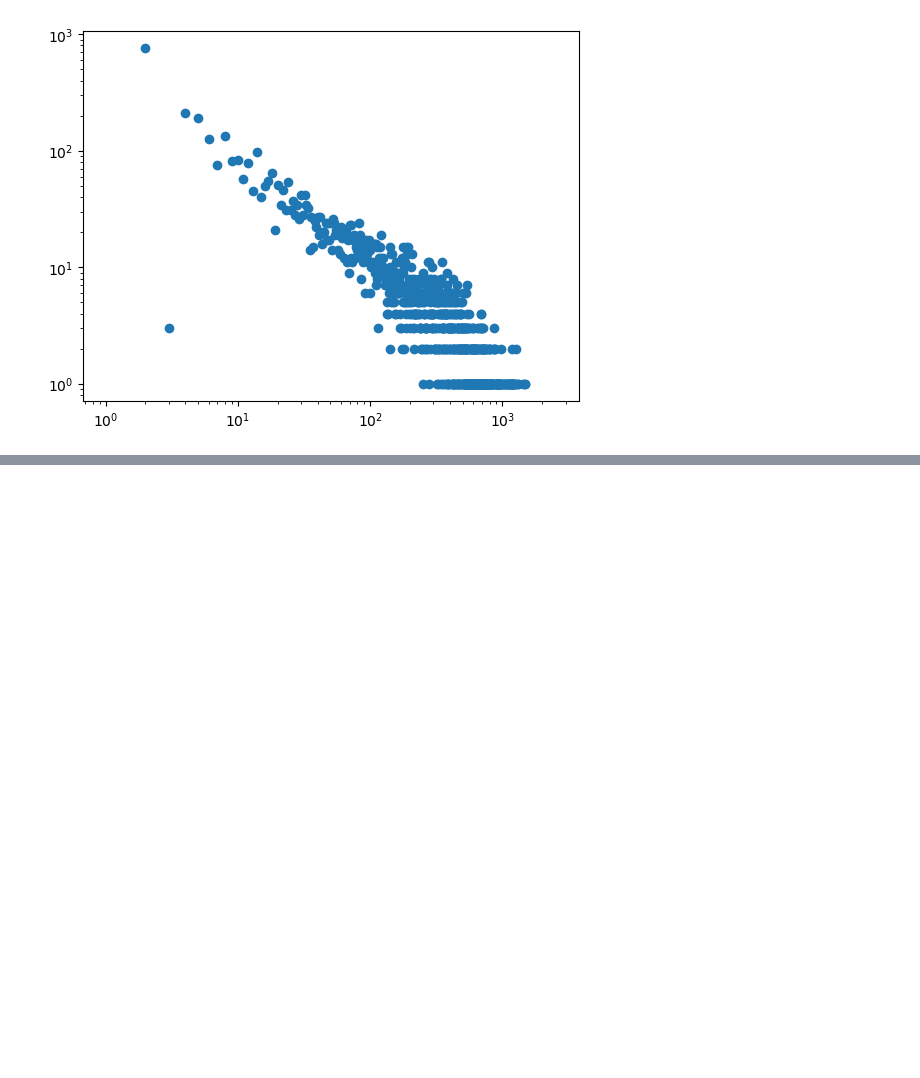
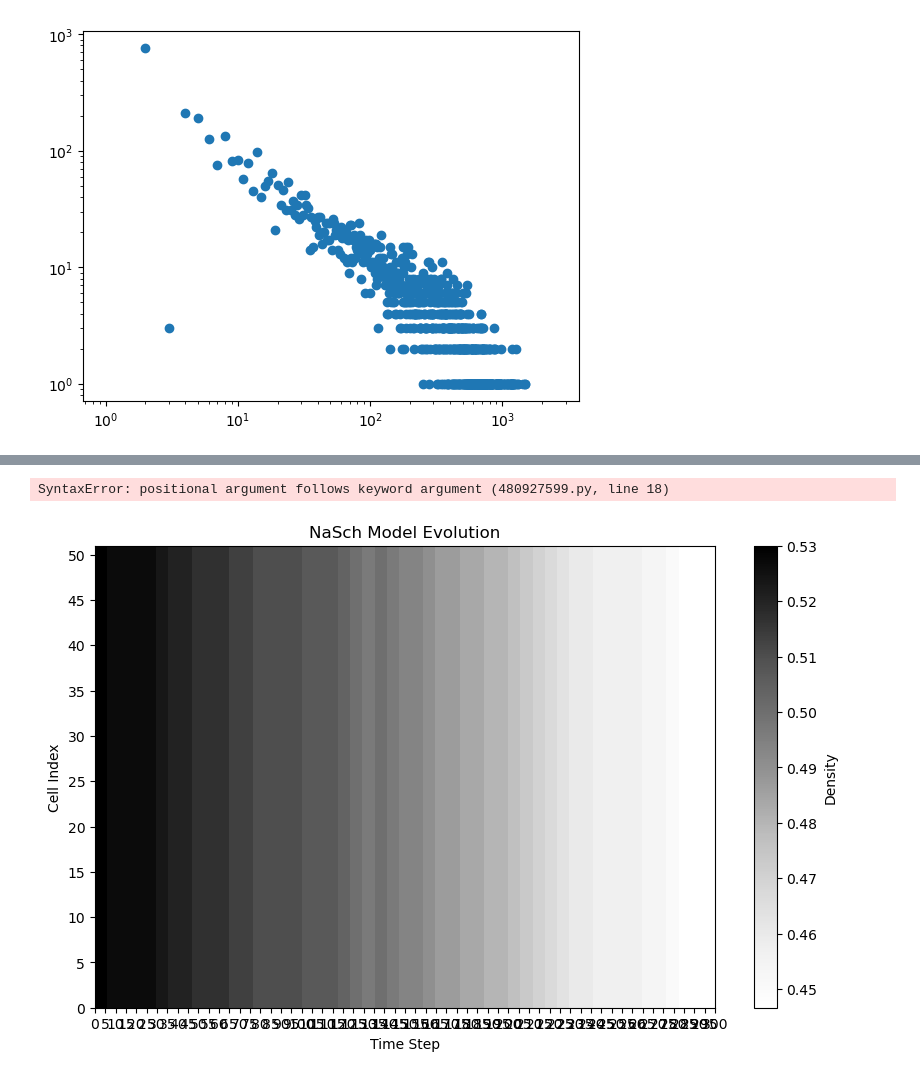
Before and after one commit to ThomasTenDamme/CSS-Group1, a Jupyter notebook: caros_notebook.ipynb, the cells around one changed output, grey strips where cells are left out. Saved outputs shown, nothing was run; the diff lists cells and outputs as text; code cells hidden in the pictures; blank space fills up the shorter version.

Commit message:
Dynamics NaSch step

```diff
--- a/caros_notebook.ipynb
+++ b/caros_notebook.ipynb
@@ -180,0 +257,6 @@ def analyze_powerlaw_distribution2(data):
+# %%
+
+initial_state = initial_state_nasch_with_entry(L, initial_density, v_max)
+evolution = [initial_state]
+
+nasch_step_with_entry_exit(evolution[-1], v_max, p_slowdown, p_entry, p_exit)
@@ -180,0 +344,73 @@ def analyze_powerlaw_distribution2(data):
+# %%
+
+def plot_model_evolution(evolution, v_max, title="NaSch Model Evolution", cmap="Greys"):
+    """
+    Function to plot the evolution of the NaSch model.
+
+    Parameters:
+    - evolution (list): List containing the evolution of the model for each timestep.
+    - v_max (int): Maximum speed of vehicles.
+    - title (str): Title of the plot.
+    - cmap (str): Colormap for the heatmap.
+
+    Returns:
+    - None (displays the plot).
+    """
+    density_evolution = np.array([[np.sum([cell[0] for cell in state]) / len(state) for state in evolution]])
+
+    plt.figure(figsize=(10, 6))
+    plt.imshow(density_evolution, cmap=cmap, origin="lower", aspect="auto", extent=[0, len(evolution[0]), 0, len(evolution)])
+    plt.title(title)
+    plt.xlabel("Time Step")
+    plt.ylabel("Cell Index")
+    plt.colorbar(label="Density")
+    plt.yticks(np.arange(0, len(evolution) + 1, 5))
+    plt.xticks(np.arange(0, len(evolution[0]) + 1, 5))
+    plt.show()
+# %%
+# Vary initial density from 0.1 to 0.9
+density_values = [0.1, 0.3, 0.5, 0.7, 0.9]
+flow_values = []
+L=300
+T=int(L / 2)
+v_max=5
+p_entry=0.1
+p_exit=0.05
+
+for initial_density in density_values:
+    total_flow = 0
+
+    # Run the model for each initial density
+    for _ in range(100):  # Run the model multiple times for each density
+        initial_state = initial_state_nasch_with_entry(L, initial_density, v_max)
+        evolution = [initial_state]
+
+        for _ in range(T):
+            evolution.append(nasch_step_with_entry_exit(evolution[-1], v_max=3, p_slowdown=0.8, p_entry, p_exit))
+
+        total_flow += calculate_flow_nasch(evolution)
+
+    # Average the flow over multiple runs
+    average_flow = total_flow / 100
+    flow_values.append(average_flow)
+
+# Plot the results
+plt.plot(density_values, flow_values, marker='o', linestyle='-')
+plt.title('Flow vs Initial Density')
+plt.xlabel('Initial Density')
+plt.ylabel('Flow')
+plt.show()
+# %% [output]
+SyntaxError: positional argument follows keyword argument (480927599.py, line 18)
+# %%
+#try out function with entry and exit
+initial_state = initial_state_nasch_with_entry(L=300, p=0.5, v_max=3)
+evolution = [initial_state]
+
+for t in range(50):
+    next_state = nasch_step_with_entry_exit(evolution[-1], v_max=3, p_slowdown=0.8, p_entry=0.2, p_exit=0.1)
+    evolution.append(next_state)
+
+plot_model_evolution(evolution, v_max=5)
+# %% [output]
+[figure, added]
```
Also changed, not shown: parts of 19 cells of this notebook.
